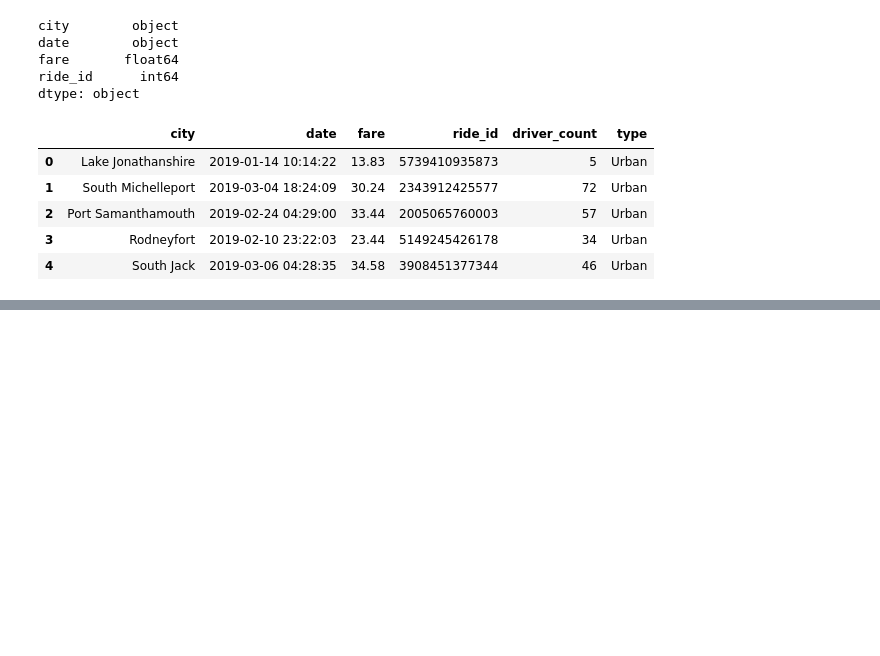
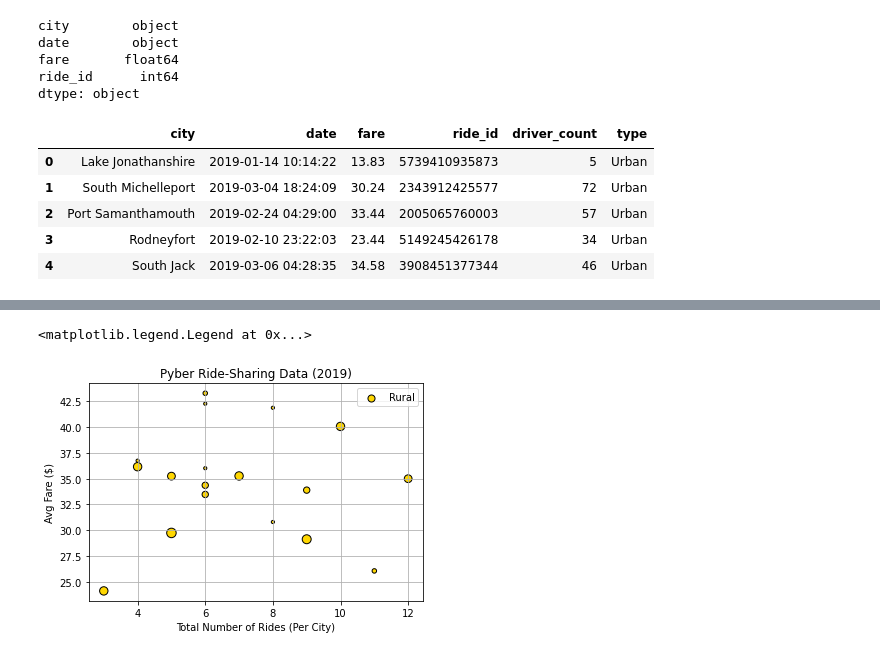
Before and after one commit to iiiGraham/Pyber_Analysis, a Jupyter notebook: Pyber.ipynb, the cells around one changed output, grey strips where cells are left out. Saved outputs shown, nothing was run; the diff lists cells and outputs as text; code cells hidden in the pictures; blank space fills up the shorter version.

```diff
--- a/Pyber.ipynb
+++ b/Pyber.ipynb
@@ -94,0 +159,17 @@ pyber_data_df.head()
+# %%
+# Rural
+plt.scatter(rural_ride_count,
+            rural_avg_fare,
+            s=[value*10 for value in rural_driver_count],
+            edgecolors="black",
+            linewidths=1,
+            color="gold",
+            label="Rural")
+plt.title("Pyber Ride-Sharing Data (2019)")
+plt.ylabel("Avg Fare ($)")
+plt.xlabel("Total Number of Rides (Per City)")
+plt.grid(True)
+plt.legend()
+# %% [output]
+<matplotlib.legend.Legend at 0x...>
+[figure, added]
```
Also changed, not shown: parts of 8 cells of this notebook, 2 other files.
